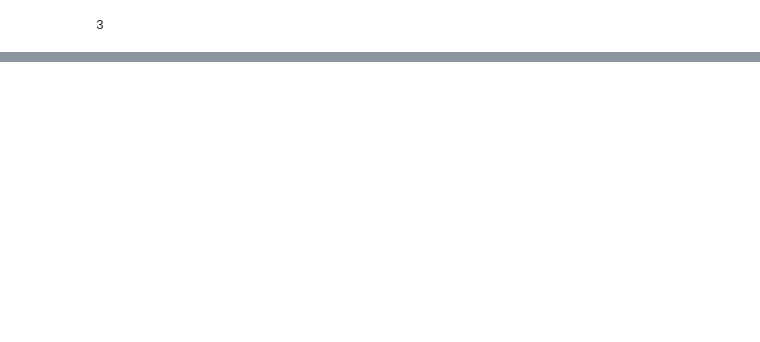
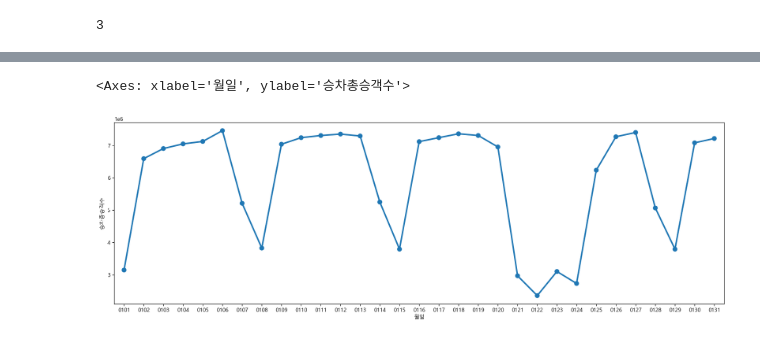
Before and after one commit to junghyungo/2023-camp, a Jupyter notebook: 2.web/subway.ipynb, the cells around one changed output, grey strips where cells are left out. Saved outputs shown, nothing was run; the diff lists cells and outputs as text; code cells hidden in the pictures; blank space fills up the shorter version.

```diff
--- a/2.web/subway.ipynb
+++ b/2.web/subway.ipynb
@@ -64,2 +98,5 @@ raw.sample(5)
 # %%
 raw.to_excel("./subway_raw.xlsx", index=False)
+# %%
+raw = pd.read_excel("./subway_raw.xlsx")
+raw.head()
@@ -65,0 +129,4 @@ raw.to_excel("./subway_raw.xlsx", index=False)
+# %%
+raw["연월"] = raw["사용일자"].apply(lambda x : str(x)[:6])
+raw["월일"] = raw["사용일자"].apply(lambda x : str(x)[4:])
+raw
@@ -65,0 +159,3 @@ raw.to_excel("./subway_raw.xlsx", index=False)
+# %%
+dfSelected = raw[raw["연월"]=="202301"]
+dfSelected
@@ -65,0 +176,3 @@ raw.to_excel("./subway_raw.xlsx", index=False)
+# %%
+dfPivot = pd.pivot_table(dfSelected, index=["월일", "요일"], values="승차총승객수", aggfunc="sum").reset_index()
+dfPivot.head()
@@ -65,0 +186,6 @@ raw.to_excel("./subway_raw.xlsx", index=False)
+# %%
+plt.subplots(figsize=(20,6))
+sns.pointplot(data=dfPivot, x="월일", y="승차총승객수")
+# %% [output]
+<Axes: xlabel='월일', ylabel='승차총승객수'>
+[figure, added]
```
Also changed, not shown: parts of 21 cells of this notebook, 6 other files.
